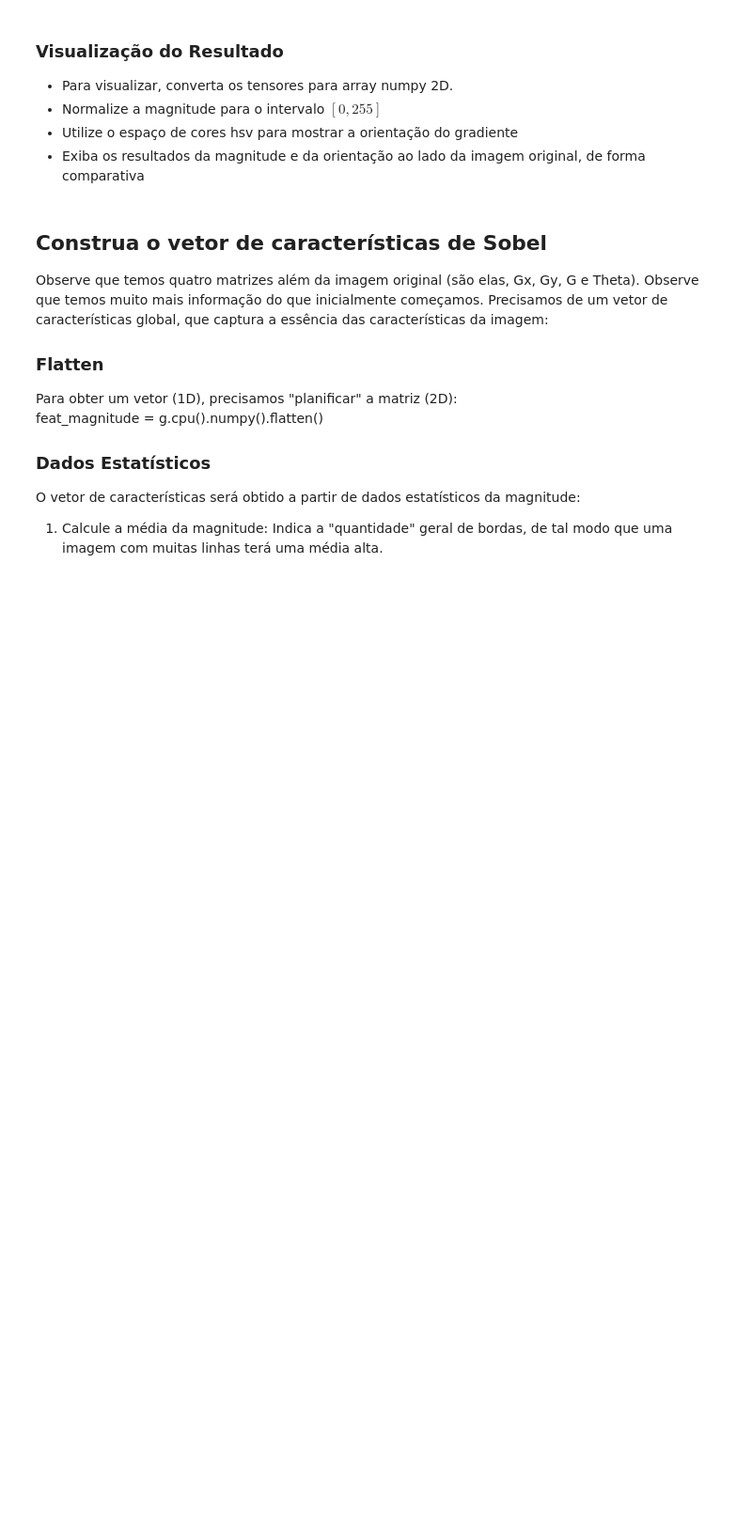
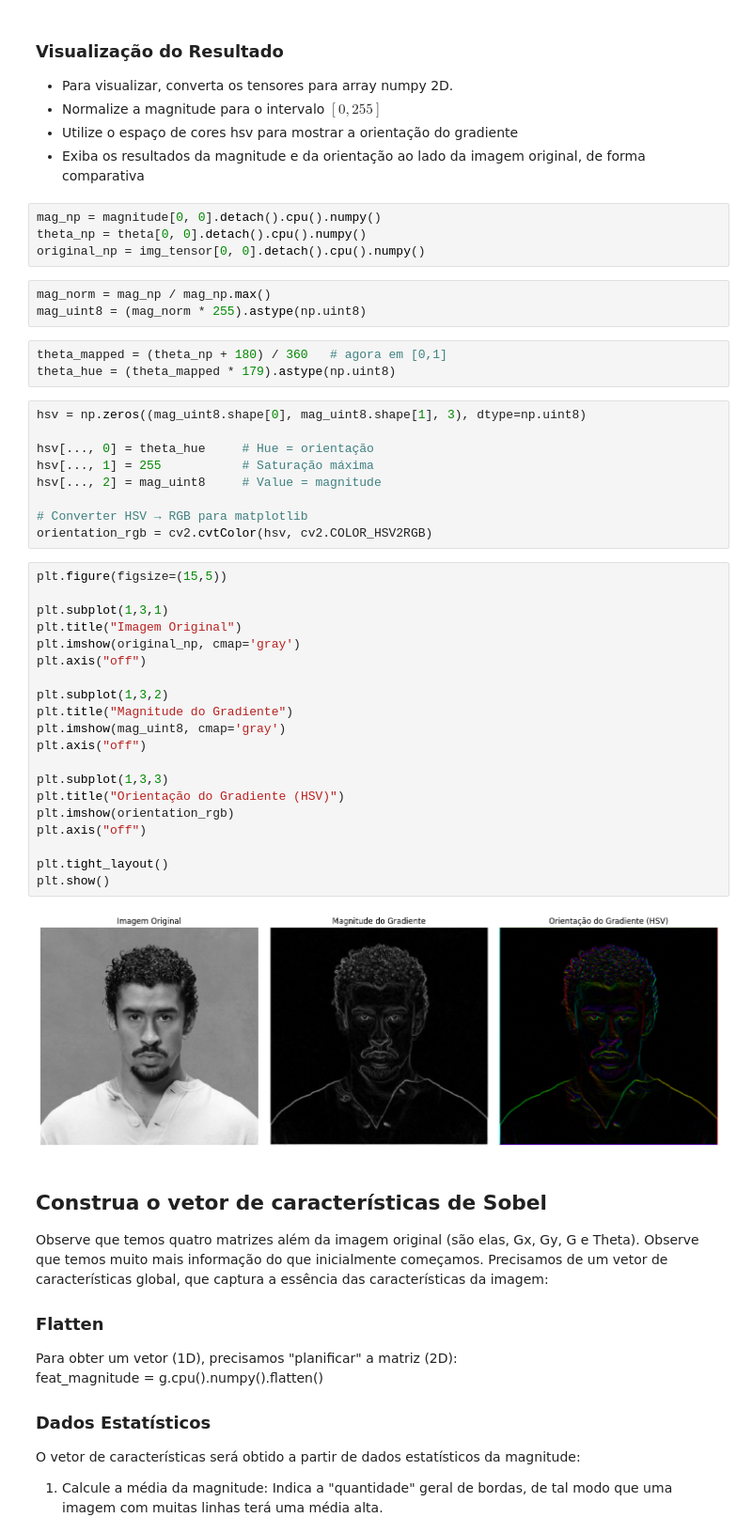
Before and after one commit to thiagocordeirum/TopicosI-DeepLearning, a Jupyter notebook: Topicos1-2026.1-Tarefa1.ipynb, the cells around one changed output. Shown at 94% size. Drawn from its saved outputs; the diff is of its cells as text; blank space fills up the shorter version.

```diff
--- a/Topicos1-2026.1-Tarefa1.ipynb
+++ b/Topicos1-2026.1-Tarefa1.ipynb
@@ -170,6 +271,47 @@ Use a função torch.atan2 e converta para graus, multiplicando por $180/\pi$
 - Normalize a magnitude para o intervalo $[0,255]$
 - Utilize o espaço de cores hsv para mostrar a orientação do gradiente
 - Exiba os resultados da magnitude e da orientação ao lado da imagem original, de forma comparativa
+# %%
+mag_np = magnitude[0, 0].detach().cpu().numpy()
+theta_np = theta[0, 0].detach().cpu().numpy()
+original_np = img_tensor[0, 0].detach().cpu().numpy()
+# %%
+mag_norm = mag_np / mag_np.max()
+mag_uint8 = (mag_norm * 255).astype(np.uint8)
+# %%
+theta_mapped = (theta_np + 180) / 360   # agora em [0,1]
+theta_hue = (theta_mapped * 179).astype(np.uint8)
+# %%
+hsv = np.zeros((mag_uint8.shape[0], mag_uint8.shape[1], 3), dtype=np.uint8)
+
+hsv[..., 0] = theta_hue     # Hue = orientação
+hsv[..., 1] = 255           # Saturação máxima
+hsv[..., 2] = mag_uint8     # Value = magnitude
+
+# Converter HSV → RGB para matplotlib
+orientation_rgb = cv2.cvtColor(hsv, cv2.COLOR_HSV2RGB)
+# %%
+plt.figure(figsize=(15,5))
+
+plt.subplot(1,3,1)
+plt.title("Imagem Original")
+plt.imshow(original_np, cmap='gray')
+plt.axis("off")
+
+plt.subplot(1,3,2)
+plt.title("Magnitude do Gradiente")
+plt.imshow(mag_uint8, cmap='gray')
+plt.axis("off")
+
+plt.subplot(1,3,3)
+plt.title("Orientação do Gradiente (HSV)")
+plt.imshow(orientation_rgb)
+plt.axis("off")
+
+plt.tight_layout()
+plt.show()
+# %% [output]
+[figure, added]
 # %% [markdown]
 ## Construa o vetor de características de Sobel
 
```
Also changed, not shown: parts of 13 cells of this notebook.
